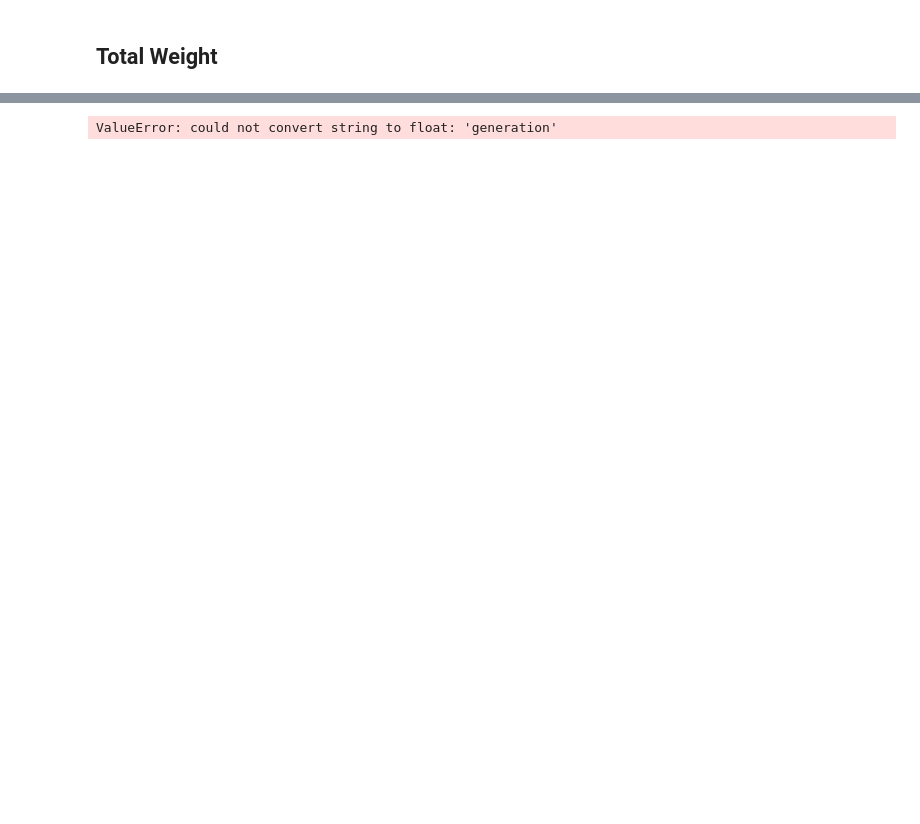
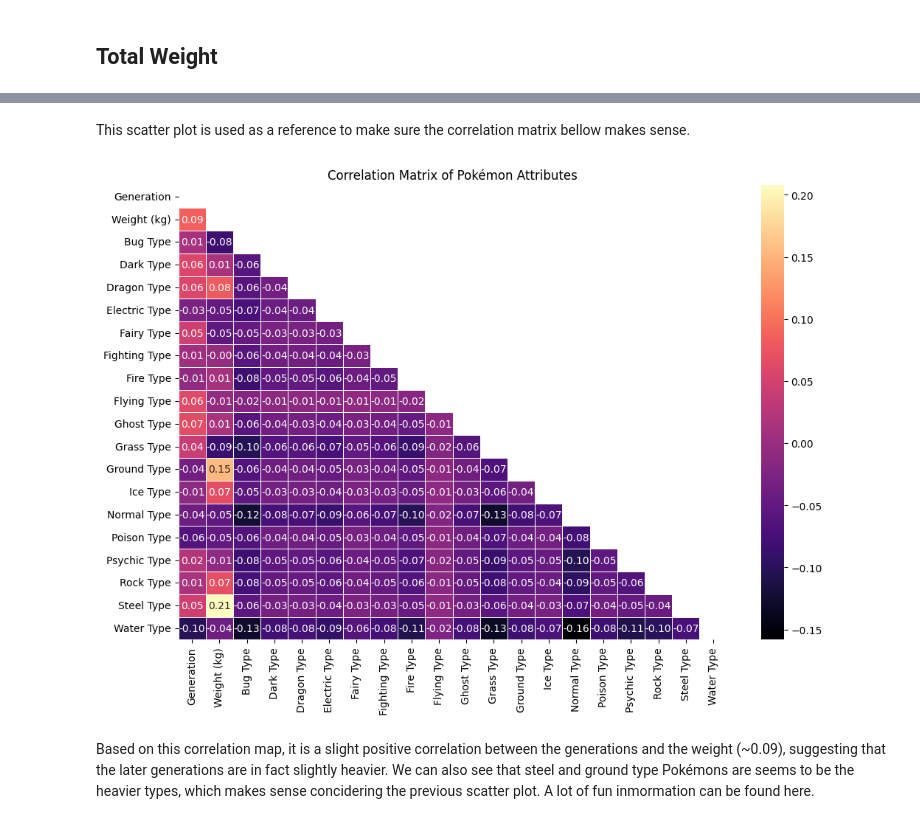
Before and after one commit to ylvao/HEL-8048, a Jupyter notebook: exam.ipynb, the cells around one changed output, grey strips where cells are left out. Saved outputs shown, nothing was run; the diff lists cells and outputs as text; code cells hidden in the pictures; blank space fills up the shorter version.

```diff
--- a/exam.ipynb
+++ b/exam.ipynb
@@ -353,32 +316,42 @@ ValueError: All arrays must be of the same length
-# %%
-# Prepare the dataset from the provided data
-
-import pandas as pd
-from io import StringIO
-
-# Convert the dictionaries into a format suitable for correlation computation
-# For generation, we'll average the weights for each generation
-gen_averages = {gen: np.mean(weights) for gen, weights in gen_weights.items() if weights}
-
-# For type, we'll average the weights for each type
-type_averages = {type_: np.mean(weights) for type_, weights in type_weights.items() if weights}
-
-# Create a dataframe to hold the correlation data
-# We'll create a list of Pokémon (by type and generation) with their average weights
-data_for_correlation = []
-
-# Add data for generation correlations
-for gen, avg_weight in gen_averages.items():
-    data_for_correlation.append([avg_weight, int(gen), 'generation'])
-
-# Add data for type correlations
-for type_, avg_weight in type_averages.items():
-    data_for_correlation.append([avg_weight, None, type_])
-
-# Convert to a pandas DataFrame
-df_for_correlation = pd.DataFrame(data_for_correlation, columns=['weight_kg', 'generation', 'type'])
-
-# Calculate correlation matrix (ignoring missing values)
-correlation_matrix = df_for_correlation.corr()
-# %% [output]
-ValueError: could not convert string to float: 'generation'
+# %% [markdown]
+This scatter plot is used as a reference to make sure the correlation matrix bellow makes sense.
+# %%
+# Decides to try pandas for this part
+df = pd.read_csv(dataset_path)
+
+# Select relevant columns
+df_selected = df[["generation", "weight_kg", "type1"]].copy()
+
+# Convert categorical variable 'type1' to numerical using one-hot encoding
+df_encoded = pd.get_dummies(df_selected, columns=["type1"])
+
+# Rename columns for better readability
+col_rename = {
+    "generation": "Generation",
+    "weight_kg": "Weight (kg)"
+}
+
+# Rename type1 categories dynamically
+for col in df_encoded.columns:
+    if col.startswith("type1_"):
+        new_name = col.replace("type1_", "").capitalize() + " Type"
+        col_rename[col] = new_name
+
+# Rename the columns based on
+df_encoded.rename(columns=col_rename, inplace=True)
+
+# Compute the correlation matrix
+correlation_matrix = df_encoded.corr()
+
+# Allows for removal of upper triangle
+mask = np.triu(np.ones_like(correlation_matrix, dtype=bool))
+
+# Plot the heatmap
+plt.figure(figsize=(12, 8))
+sns.heatmap(correlation_matrix, annot=True, cmap="magma", fmt=".2f", linewidths=0.5, mask=mask)
+plt.title("Correlation Matrix of Pokémon Attributes")
+plt.show()
+# %% [output]
+[figure, added]
+# %% [markdown]
+Based on this correlation map, it is a slight positive correlation between the generations and the weight (~0.09), suggesting that the later generations are in fact slightly heavier. We can also see that steel and ground type Pokémons are seems to be the heavier types, which makes sense concidering the previous scatter plot. A lot of fun inmormation can be found here.
```
Also changed, not shown: parts of 17 cells of this notebook, 1 other file.
